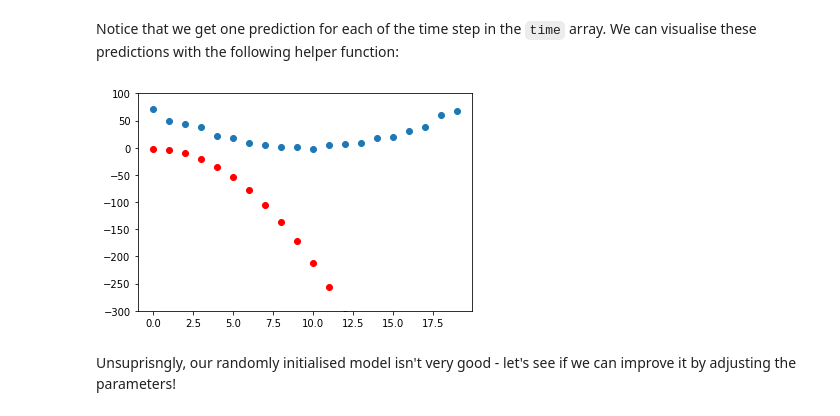
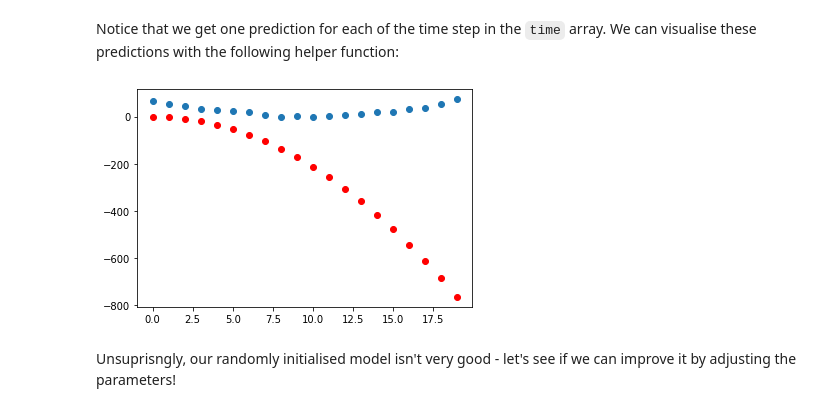
Before and after one commit to lewtun/dl4phys, a Jupyter notebook: lecture02.ipynb, the cells around one changed output. Cells and saved outputs as stored; diff of their text form; code cells hidden in the pictures.

```diff
--- a/lecture02.ipynb
+++ b/lecture02.ipynb
@@ -134,7 +135,7 @@ Now that we have a function we with to optimise and a loss function, let's work
 Since our function involves three parameters $a,b,c$, we'll initialise random values of them using the `torch.randn()` function:
 # %%
 set_seed(666)
-params = torch.randn(3, requires_grad=True)
+params = torch.randn(3).requires_grad_()
 params
 # %% [output]
 tensor([-2.1188,  0.0635, -1.4555], requires_grad=True)
@@ -154,15 +155,14 @@ Notice that we get one prediction for each of the time step in the `time` array.
 # %%
 def show_preds(preds, ax=None):
     if ax is None:
         ax = plt.subplots()[1]
     ax.scatter(time, signal)
     ax.scatter(time, to_np(preds), color="red")
-    ax.set_ylim(-300, 100)
-
+    plt.show()
 
 show_preds(preds)
 # %% [output]
-[figure, old version]
+[figure, new version]
 # %% [markdown]
 Unsuprisngly, our randomly initialised model isn't very good - let's see if we can improve it by adjusting the parameters!
 # %% [markdown]
```
Also changed, not shown: parts of 12 cells of this notebook.
